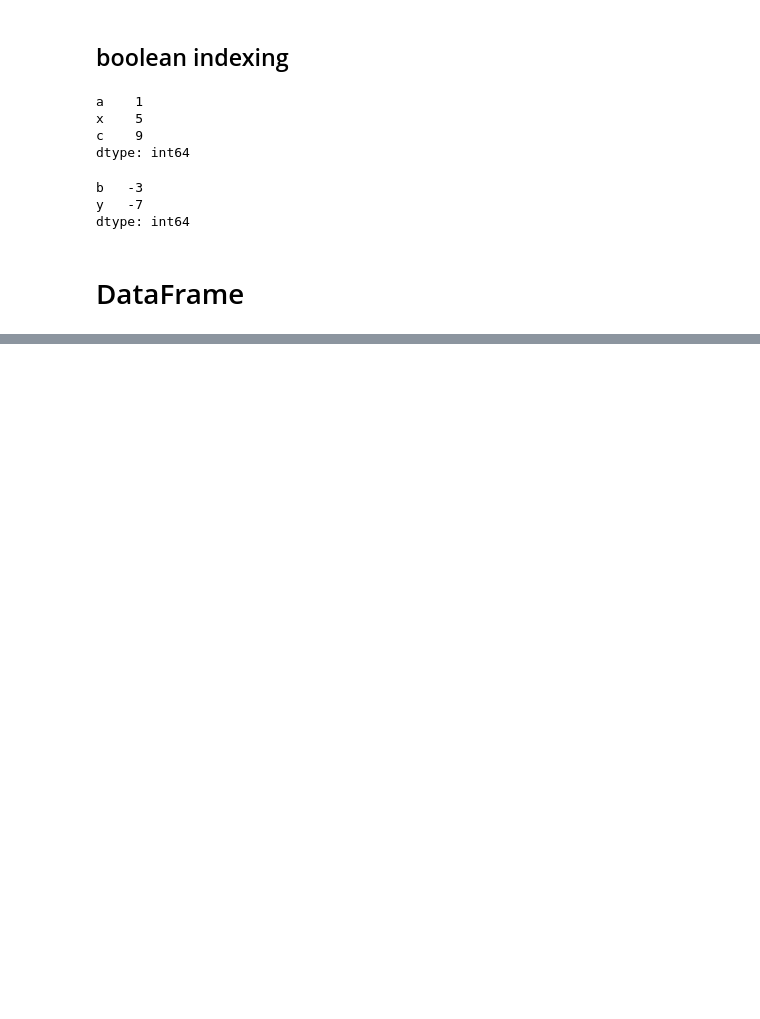
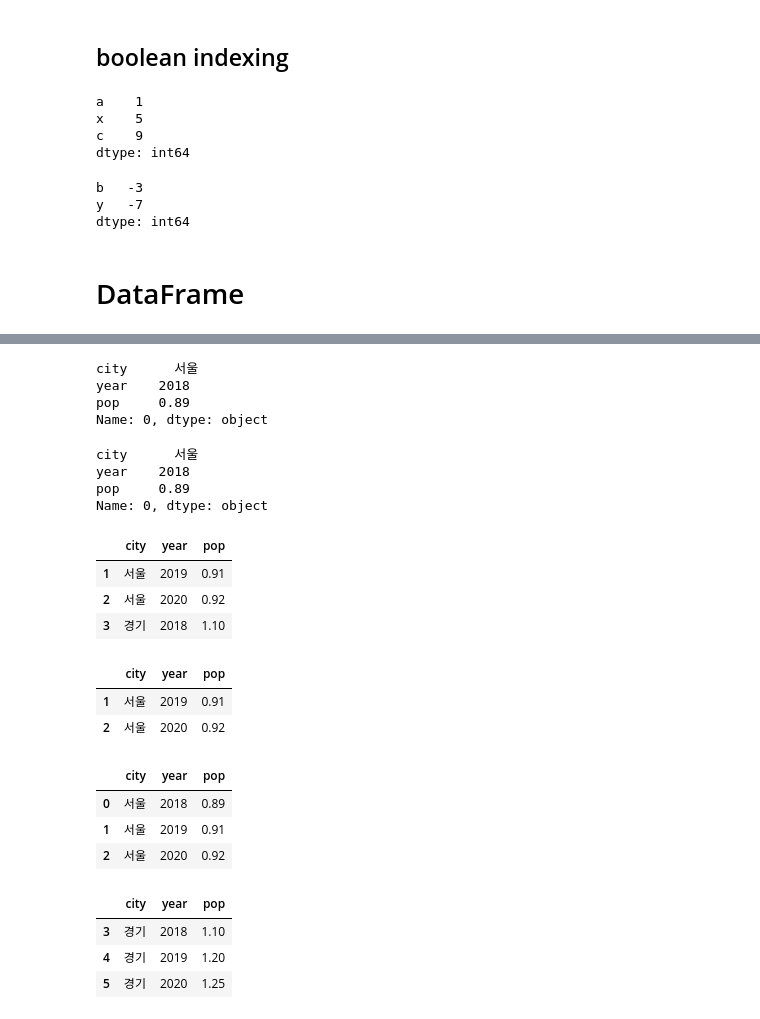
Before and after one commit to JakeOh/202105_itw_bd26, a Jupyter notebook: lab_da/da03_pandas.ipynb, the cells around one changed output, grey strips where cells are left out. Drawn from its saved outputs; the diff is of its cells as text; code cells hidden in the pictures; blank space fills up the shorter version.

```diff
--- a/lab_da/da03_pandas.ipynb
+++ b/lab_da/da03_pandas.ipynb
@@ -171,0 +273,43 @@ dtype: int64
+# %%
+df.loc[0]  # indexing
+# %% [output]
+city      서울
+year    2018
+pop     0.89
+Name: 0, dtype: object
+# %%
+df.iloc[0]
+# %% [output]
+city      서울
+year    2018
+pop     0.89
+Name: 0, dtype: object
+# %%
+df.loc[1:3]  #> row 1, 2, 3으로 이루어진 DataFrame
+# %% [output]
+|  | city | year | pop |
+| 1 | 서울 | 2019 | 0.91 |
+| 2 | 서울 | 2020 | 0.92 |
+| 3 | 경기 | 2018 | 1.10 |
+# %%
+df.iloc[1:3]  #> row 1, 2로 이루어진 DataFrame
+# %% [output]
+|  | city | year | pop |
+| 1 | 서울 | 2019 | 0.91 |
+| 2 | 서울 | 2020 | 0.92 |
+# %%
+# 데이터프레임의 첫 3개 row 출력 - head
+df.iloc[:3]
+# %% [output]
+|  | city | year | pop |
+| 0 | 서울 | 2018 | 0.89 |
+| 1 | 서울 | 2019 | 0.91 |
+| 2 | 서울 | 2020 | 0.92 |
+# %%
+# 데이터프레임의 마지막 3개 row 출력 - tail
+df.iloc[-3:]
+# %% [output]
+|  | city | year | pop |
+| 3 | 경기 | 2018 | 1.10 |
+| 4 | 경기 | 2019 | 1.20 |
+| 5 | 경기 | 2020 | 1.25 |
```
Also changed, not shown: parts of 12 cells of this notebook.
